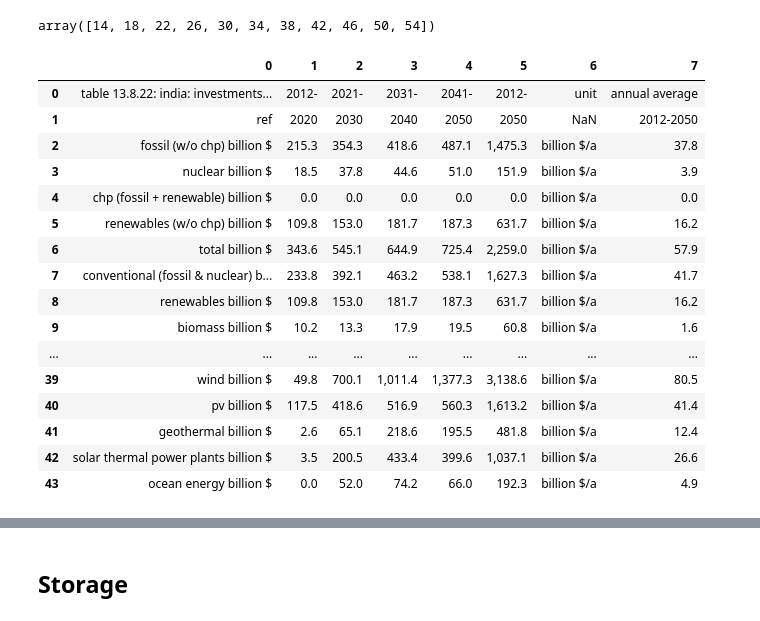
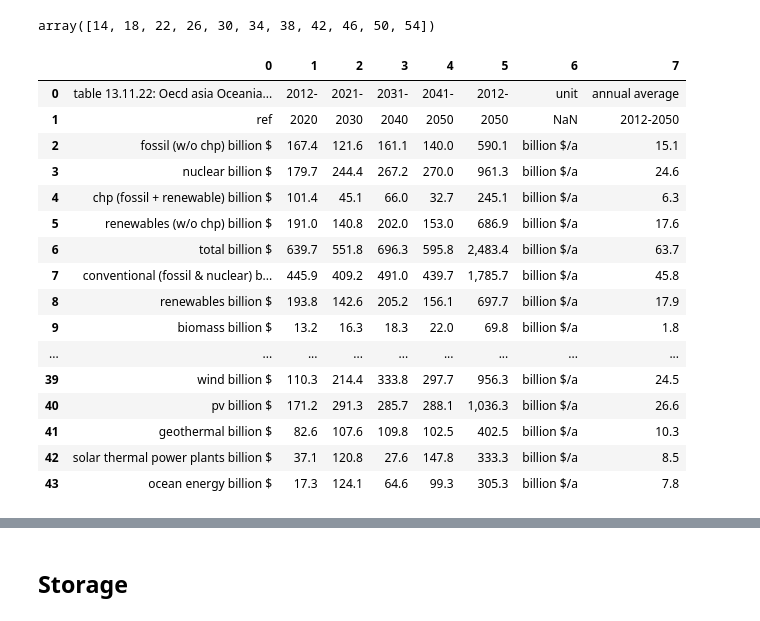
Before and after one commit to RealDataLLC/Crane, a Jupyter notebook: tableScrape.ipynb, the cells around one changed output, grey strips where cells are left out. Saved outputs shown, nothing was run; the diff lists cells and outputs as text; code cells hidden in the pictures.

```diff
--- a/tableScrape.ipynb
+++ b/tableScrape.ipynb
@@ -592,50 +592,50 @@ np.arange(14, 55, 4)
 # %% [output]
 array([14, 18, 22, 26, 30, 34, 38, 42, 46, 50, 54])
 # %%
-fin_page = 42
-config = 3
+fin_page = 54
+config = 4
 table22 = tabula.read_pdf('Energy-Revolution-2015-Full.pdf', pages = fin_page, area = (62, 21.97, 62 + 286, 21+ 274.96), columns = [21+274.96])
 table22_title = table22.columns
 
 if config ==0 :
     table22 = table22.iloc[:, :5].dropna(axis = 0, thresh = 3)
     table22 = cleanOverlap(table22, financial = True).dropna(axis =1, thresh=7)
     replaceHeader(table22_title, table22)
 if config ==1:
     table22 = table22.iloc[:, :4].dropna(axis = 0, thresh = 3)
     table22 = cleanOverlap(table22, financial = True).dropna(axis =1, thresh=7)
     replaceHeader(table22_title, table22)
 if config ==2 :
     table22 = table22.iloc[:, :5].dropna(axis = 0, thresh = 3)
     table22 = cleanOverlap(table22, financial = True).dropna(axis =1, thresh=7)
     replaceHeader(table22_title, table22)
 if config ==3 :
     table22 = table22.iloc[:, :6].dropna(axis = 0, thresh = 3)
     table22 = cleanOverlap(table22, financial = True).dropna(axis =1, thresh=7)
     replaceHeader(table22_title, table22)
 if config ==4 :
     table22 = table22.iloc[:, :4].dropna(axis = 0, thresh = 3)
     table22 = cleanOverlap(table22, financial = True).dropna(axis =1, thresh=7)
     replaceHeader(table22_title, table22)
 table22
 # %% [output]
 |  | 0 | 1 | 2 | 3 | 4 | 5 | 6 | 7 |
-| 0 | table 13.8.22: india: investments... | 2012- | 2021- | 2031- | 2041- | 2012- | unit | annual average |
+| 0 | table 13.11.22: Oecd asia Oceania... | 2012- | 2021- | 2031- | 2041- | 2012- | unit | annual average |
 | 1 | ref | 2020 | 2030 | 2040 | 2050 | 2050 | NaN | 2012-2050 |
-| 2 | fossil (w/o chp) billion $ | 215.3 | 354.3 | 418.6 | 487.1 | 1,475.3 | billion $/a | 37.8 |
-| 3 | nuclear billion $ | 18.5 | 37.8 | 44.6 | 51.0 | 151.9 | billion $/a | 3.9 |
-| 4 | chp (fossil + renewable) billion $ | 0.0 | 0.0 | 0.0 | 0.0 | 0.0 | billion $/a | 0.0 |
-| 5 | renewables (w/o chp) billion $ | 109.8 | 153.0 | 181.7 | 187.3 | 631.7 | billion $/a | 16.2 |
-| 6 | total billion $ | 343.6 | 545.1 | 644.9 | 725.4 | 2,259.0 | billion $/a | 57.9 |
-| 7 | conventional (fossil & nuclear) b... | 233.8 | 392.1 | 463.2 | 538.1 | 1,627.3 | billion $/a | 41.7 |
-| 8 | renewables billion $ | 109.8 | 153.0 | 181.7 | 187.3 | 631.7 | billion $/a | 16.2 |
-| 9 | biomass billion $ | 10.2 | 13.3 | 17.9 | 19.5 | 60.8 | billion $/a | 1.6 |
+| 2 | fossil (w/o chp) billion $ | 167.4 | 121.6 | 161.1 | 140.0 | 590.1 | billion $/a | 15.1 |
+| 3 | nuclear billion $ | 179.7 | 244.4 | 267.2 | 270.0 | 961.3 | billion $/a | 24.6 |
+| 4 | chp (fossil + renewable) billion $ | 101.4 | 45.1 | 66.0 | 32.7 | 245.1 | billion $/a | 6.3 |
+| 5 | renewables (w/o chp) billion $ | 191.0 | 140.8 | 202.0 | 153.0 | 686.9 | billion $/a | 17.6 |
+| 6 | total billion $ | 639.7 | 551.8 | 696.3 | 595.8 | 2,483.4 | billion $/a | 63.7 |
+| 7 | conventional (fossil & nuclear) b... | 445.9 | 409.2 | 491.0 | 439.7 | 1,785.7 | billion $/a | 45.8 |
+| 8 | renewables billion $ | 193.8 | 142.6 | 205.2 | 156.1 | 697.7 | billion $/a | 17.9 |
+| 9 | biomass billion $ | 13.2 | 16.3 | 18.3 | 22.0 | 69.8 | billion $/a | 1.8 |
 | ... | ... | ... | ... | ... | ... | ... | ... | ... |
-| 39 | wind billion $ | 49.8 | 700.1 | 1,011.4 | 1,377.3 | 3,138.6 | billion $/a | 80.5 |
-| 40 | pv billion $ | 117.5 | 418.6 | 516.9 | 560.3 | 1,613.2 | billion $/a | 41.4 |
-| 41 | geothermal billion $ | 2.6 | 65.1 | 218.6 | 195.5 | 481.8 | billion $/a | 12.4 |
-| 42 | solar thermal power plants billion $ | 3.5 | 200.5 | 433.4 | 399.6 | 1,037.1 | billion $/a | 26.6 |
-| 43 | ocean energy billion $ | 0.0 | 52.0 | 74.2 | 66.0 | 192.3 | billion $/a | 4.9 |
+| 39 | wind billion $ | 110.3 | 214.4 | 333.8 | 297.7 | 956.3 | billion $/a | 24.5 |
+| 40 | pv billion $ | 171.2 | 291.3 | 285.7 | 288.1 | 1,036.3 | billion $/a | 26.6 |
+| 41 | geothermal billion $ | 82.6 | 107.6 | 109.8 | 102.5 | 402.5 | billion $/a | 10.3 |
+| 42 | solar thermal power plants billion $ | 37.1 | 120.8 | 27.6 | 147.8 | 333.3 | billion $/a | 8.5 |
+| 43 | ocean energy billion $ | 17.3 | 124.1 | 64.6 | 99.3 | 305.3 | billion $/a | 7.8 |
 # %%
 table23 = tabula.read_pdf('Energy-Revolution-2015-Full.pdf', pages = fin_page, area = (55, 300, 55 + 170, 300 + 285))
 table23_title = table23.columns
```
Also changed, not shown: parts of 5 cells of this notebook, 1 other file.
